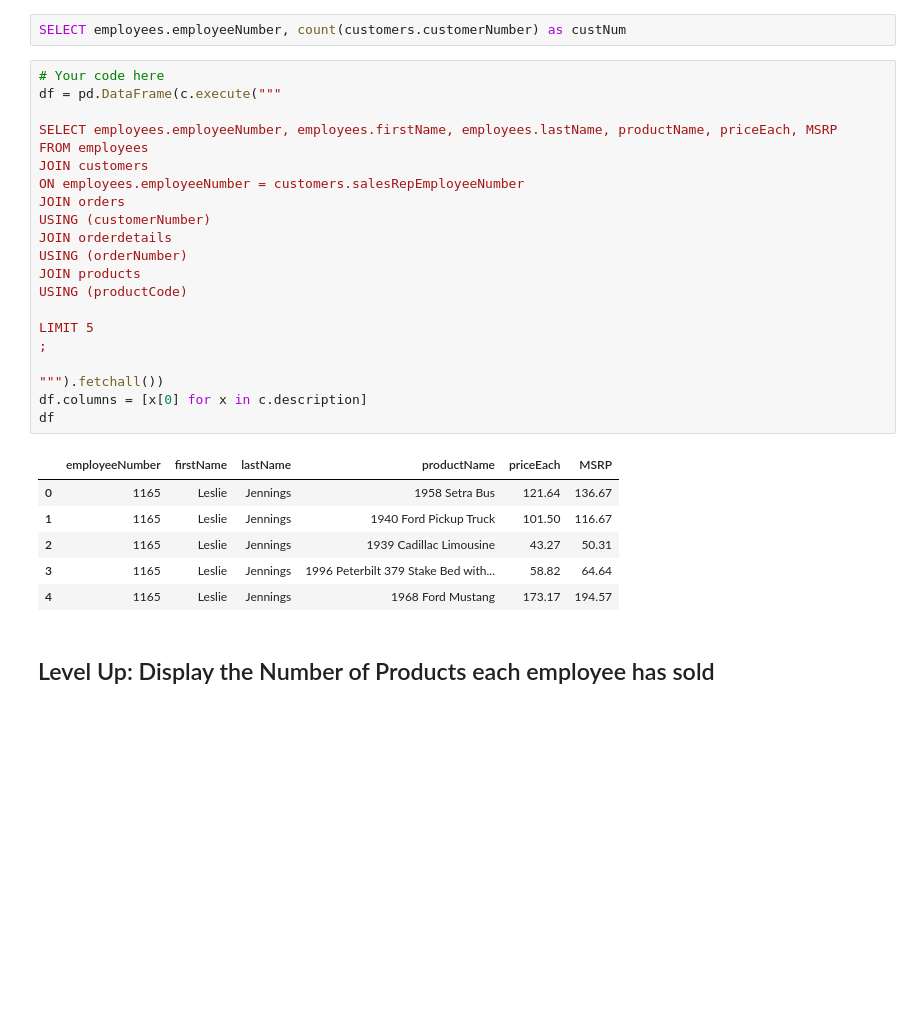
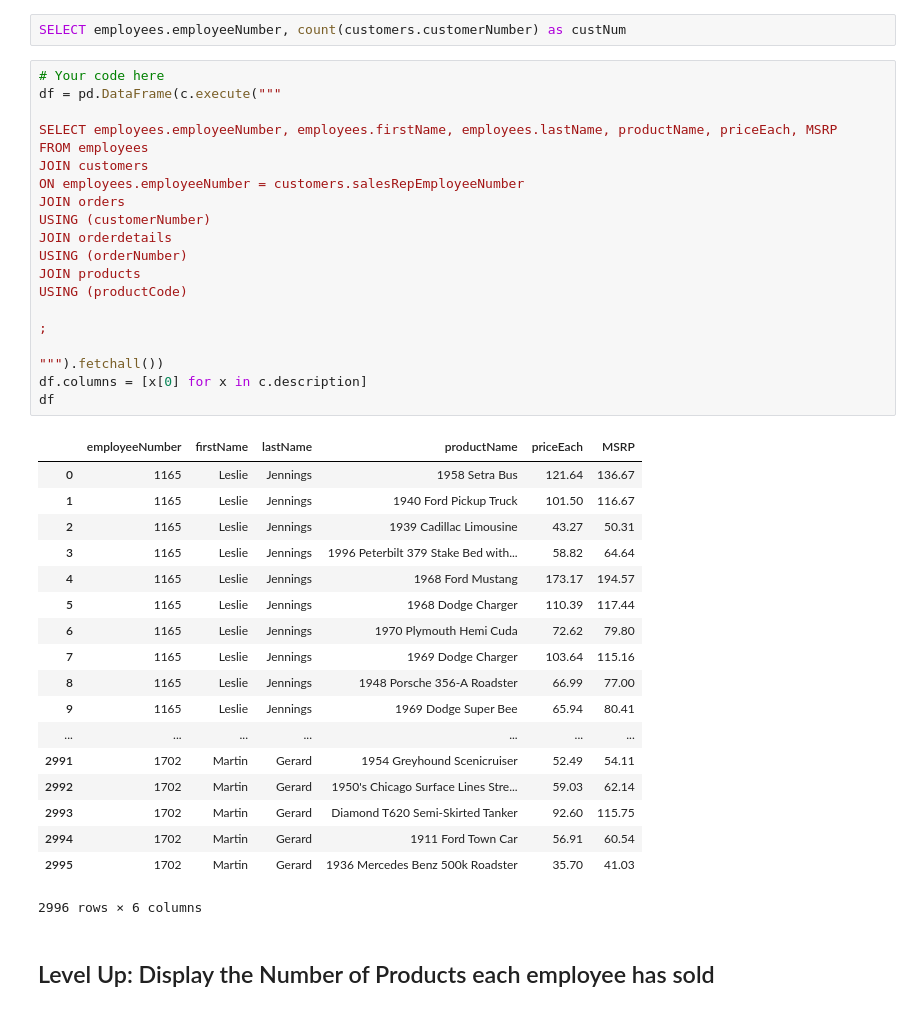
Before and after one commit to LearnCoTEMP1178/dsc-join-statements-lab-dc-ds-071519, a Jupyter notebook: index.ipynb, the cells around one changed output. Drawn from its saved outputs; the diff is of its cells as text; blank space fills up the shorter version.

```diff
--- a/index.ipynb
+++ b/index.ipynb
@@ -168,31 +168,42 @@ SELECT employees.employeeNumber, count(customers.customerNumber) as custNum
 # %%
 # Your code here
 df = pd.DataFrame(c.execute("""
 
 SELECT employees.employeeNumber, employees.firstName, employees.lastName, productName, priceEach, MSRP
 FROM employees
 JOIN customers
 ON employees.employeeNumber = customers.salesRepEmployeeNumber
 JOIN orders
 USING (customerNumber)
 JOIN orderdetails
 USING (orderNumber)
 JOIN products
 USING (productCode)
 
-LIMIT 5
 ;
 
 """).fetchall())
 df.columns = [x[0] for x in c.description]
 df
 # %% [output]
 |  | employeeNumber | firstName | lastName | productName | priceEach | MSRP |
 | 0 | 1165 | Leslie | Jennings | 1958 Setra Bus | 121.64 | 136.67 |
 | 1 | 1165 | Leslie | Jennings | 1940 Ford Pickup Truck | 101.50 | 116.67 |
 | 2 | 1165 | Leslie | Jennings | 1939 Cadillac Limousine | 43.27 | 50.31 |
 | 3 | 1165 | Leslie | Jennings | 1996 Peterbilt 379 Stake Bed with... | 58.82 | 64.64 |
 | 4 | 1165 | Leslie | Jennings | 1968 Ford Mustang | 173.17 | 194.57 |
+| 5 | 1165 | Leslie | Jennings | 1968 Dodge Charger | 110.39 | 117.44 |
+| 6 | 1165 | Leslie | Jennings | 1970 Plymouth Hemi Cuda | 72.62 | 79.80 |
+| 7 | 1165 | Leslie | Jennings | 1969 Dodge Charger | 103.64 | 115.16 |
+| 8 | 1165 | Leslie | Jennings | 1948 Porsche 356-A Roadster | 66.99 | 77.00 |
+| 9 | 1165 | Leslie | Jennings | 1969 Dodge Super Bee | 65.94 | 80.41 |
+| ... | ... | ... | ... | ... | ... | ... |
+| 2991 | 1702 | Martin | Gerard | 1954 Greyhound Scenicruiser | 52.49 | 54.11 |
+| 2992 | 1702 | Martin | Gerard | 1950's Chicago Surface Lines Stre... | 59.03 | 62.14 |
+| 2993 | 1702 | Martin | Gerard | Diamond T620 Semi-Skirted Tanker | 92.60 | 115.75 |
+| 2994 | 1702 | Martin | Gerard | 1911 Ford Town Car | 56.91 | 60.54 |
+| 2995 | 1702 | Martin | Gerard | 1936 Mercedes Benz 500k Roadster | 35.70 | 41.03 |
+2996 rows × 6 columns
 # %% [markdown]
 ## Level Up: Display the Number of Products each employee has sold
 # %%
```
